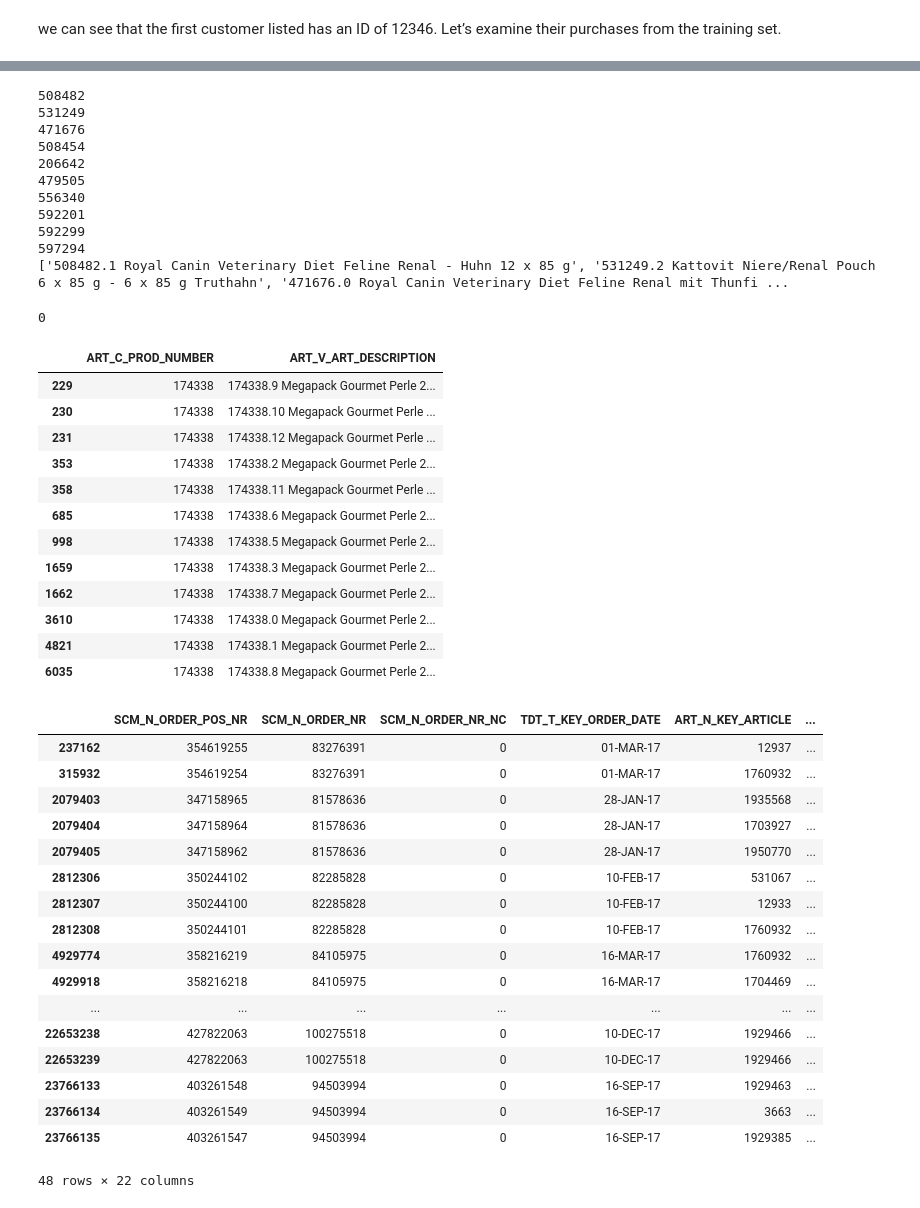
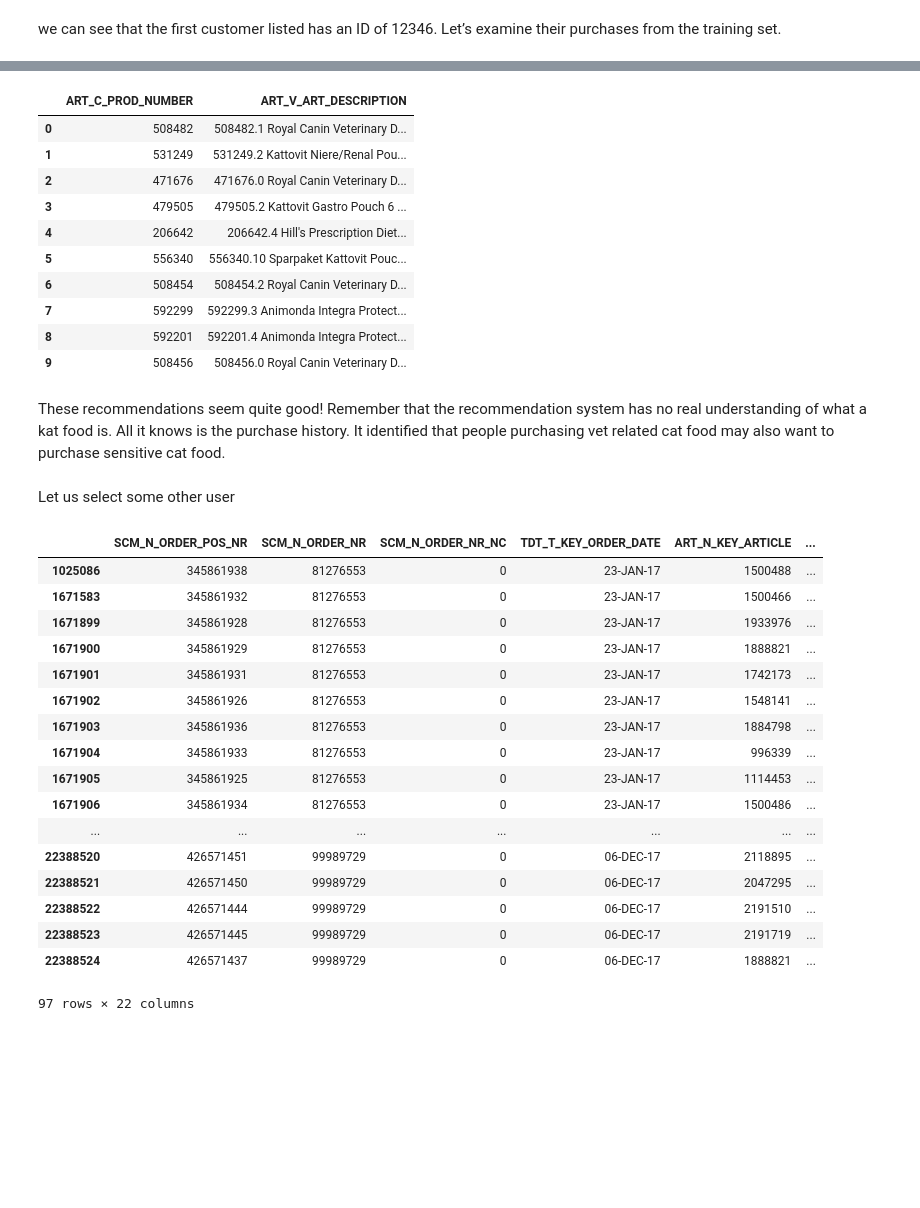
Before and after one commit to VladPrytula/RecommenderSystems, a Jupyter notebook: StepByStep Rec System.ipynb, the cells around one changed output, grey strips where cells are left out. Drawn from its saved outputs; the diff is of its cells as text; code cells hidden in the pictures; blank space fills up the shorter version.

Commit message:
Display recos and consumed goods

```diff
--- a/StepByStep Rec System.ipynb
+++ b/StepByStep Rec System.ipynb
@@ -433,53 +605,41 @@ def rec_items(customer_id, mf_train, user_vecs, item_vecs, customer_list, item_l
 # %%
-rec_items(208, product_train, user_vecs, item_vecs, customers_arr, products_arr, item_lookup,
+r_df, _ = rec_items(208, product_train, user_vecs, item_vecs, customers_arr, products_arr, item_lookup,
                        num_items = 10)
+r_df
 # %% [output]
-508482
-531249
-471676
-508454
-206642
-479505
-556340
-592201
-592299
-597294
-['508482.1 Royal Canin Veterinary Diet Feline Renal - Huhn 12 x 85 g', '531249.2 Kattovit Niere/Renal Pouch 6 x 85 g - 6 x 85 g Truthahn', '471676.0 Royal Canin Veterinary Diet Feline Renal mit Thunfi ...
-0
+|  | ART_C_PROD_NUMBER | ART_V_ART_DESCRIPTION |
+| 0 | 508482 | 508482.1 Royal Canin Veterinary D... |
+| 1 | 531249 | 531249.2 Kattovit Niere/Renal Pou... |
+| 2 | 471676 | 471676.0 Royal Canin Veterinary D... |
+| 3 | 479505 | 479505.2 Kattovit Gastro Pouch 6 ... |
+| 4 | 206642 | 206642.4 Hill's Prescription Diet... |
+| 5 | 556340 | 556340.10 Sparpaket Kattovit Pouc... |
+| 6 | 508454 | 508454.2 Royal Canin Veterinary D... |
+| 7 | 592299 | 592299.3 Animonda Integra Protect... |
+| 8 | 592201 | 592201.4 Animonda Integra Protect... |
+| 9 | 508456 | 508456.0 Royal Canin Veterinary D... |
-# %%
-item_lookup[item_lookup['ART_C_PROD_NUMBER']=='174338']
-# %% [output]
-|  | ART_C_PROD_NUMBER | ART_V_ART_DESCRIPTION |
-| 229 | 174338 | 174338.9 Megapack Gourmet Perle 2... |
-| 230 | 174338 | 174338.10 Megapack Gourmet Perle ... |
-| 231 | 174338 | 174338.12 Megapack Gourmet Perle ... |
-| 353 | 174338 | 174338.2 Megapack Gourmet Perle 2... |
-| 358 | 174338 | 174338.11 Megapack Gourmet Perle ... |
-| 685 | 174338 | 174338.6 Megapack Gourmet Perle 2... |
-| 998 | 174338 | 174338.5 Megapack Gourmet Perle 2... |
-| 1659 | 174338 | 174338.3 Megapack Gourmet Perle 2... |
-| 1662 | 174338 | 174338.7 Megapack Gourmet Perle 2... |
-| 3610 | 174338 | 174338.0 Megapack Gourmet Perle 2... |
-| 4821 | 174338 | 174338.1 Megapack Gourmet Perle 2... |
-| 6035 | 174338 | 174338.8 Megapack Gourmet Perle 2... |
+# %% [markdown]
+These recommendations seem quite good! Remember that the recommendation system has no real understanding of what a kat food is. All it knows is the purchase history. It identified that people purchasing vet related cat food may also want to purchase sensitive cat food.
+# %% [markdown]
+Let us select some other user
 # %%
-raw_df[raw_df['CUS_N_KEY_CUSTOMER'] == 208]
+raw_df[raw_df['CUS_N_KEY_CUSTOMER'] == 221]
 # %% [output]
 |  | SCM_N_ORDER_POS_NR | SCM_N_ORDER_NR | SCM_N_ORDER_NR_NC | TDT_T_KEY_ORDER_DATE | ART_N_KEY_ARTICLE | ... |
-| 237162 | 354619255 | 83276391 | 0 | 01-MAR-17 | 12937 | ... |
-| 315932 | 354619254 | 83276391 | 0 | 01-MAR-17 | 1760932 | ... |
-| 2079403 | 347158965 | 81578636 | 0 | 28-JAN-17 | 1935568 | ... |
-| 2079404 | 347158964 | 81578636 | 0 | 28-JAN-17 | 1703927 | ... |
-| 2079405 | 347158962 | 81578636 | 0 | 28-JAN-17 | 1950770 | ... |
-| 2812306 | 350244102 | 82285828 | 0 | 10-FEB-17 | 531067 | ... |
-| 2812307 | 350244100 | 82285828 | 0 | 10-FEB-17 | 12933 | ... |
-| 2812308 | 350244101 | 82285828 | 0 | 10-FEB-17 | 1760932 | ... |
-| 4929774 | 358216219 | 84105975 | 0 | 16-MAR-17 | 1760932 | ... |
-| 4929918 | 358216218 | 84105975 | 0 | 16-MAR-17 | 1704469 | ... |
+| 1025086 | 345861938 | 81276553 | 0 | 23-JAN-17 | 1500488 | ... |
+| 1671583 | 345861932 | 81276553 | 0 | 23-JAN-17 | 1500466 | ... |
+| 1671899 | 345861928 | 81276553 | 0 | 23-JAN-17 | 1933976 | ... |
+| 1671900 | 345861929 | 81276553 | 0 | 23-JAN-17 | 1888821 | ... |
+| 1671901 | 345861931 | 81276553 | 0 | 23-JAN-17 | 1742173 | ... |
+| 1671902 | 345861926 | 81276553 | 0 | 23-JAN-17 | 1548141 | ... |
+| 1671903 | 345861936 | 81276553 | 0 | 23-JAN-17 | 1884798 | ... |
+| 1671904 | 345861933 | 81276553 | 0 | 23-JAN-17 | 996339 | ... |
+| 1671905 | 345861925 | 81276553 | 0 | 23-JAN-17 | 1114453 | ... |
+| 1671906 | 345861934 | 81276553 | 0 | 23-JAN-17 | 1500486 | ... |
 | ... | ... | ... | ... | ... | ... | ... |
-| 22653238 | 427822063 | 100275518 | 0 | 10-DEC-17 | 1929466 | ... |
-| 22653239 | 427822063 | 100275518 | 0 | 10-DEC-17 | 1929466 | ... |
-| 23766133 | 403261548 | 94503994 | 0 | 16-SEP-17 | 1929463 | ... |
-| 23766134 | 403261549 | 94503994 | 0 | 16-SEP-17 | 3663 | ... |
-| 23766135 | 403261547 | 94503994 | 0 | 16-SEP-17 | 1929385 | ... |
+| 22388520 | 426571451 | 99989729 | 0 | 06-DEC-17 | 2118895 | ... |
+| 22388521 | 426571450 | 99989729 | 0 | 06-DEC-17 | 2047295 | ... |
+| 22388522 | 426571444 | 99989729 | 0 | 06-DEC-17 | 2191510 | ... |
+| 22388523 | 426571445 | 99989729 | 0 | 06-DEC-17 | 2191719 | ... |
+| 22388524 | 426571437 | 99989729 | 0 | 06-DEC-17 | 1888821 | ... |
-48 rows × 22 columns
+97 rows × 22 columns
```
Also changed, not shown: parts of 28 cells of this notebook.
